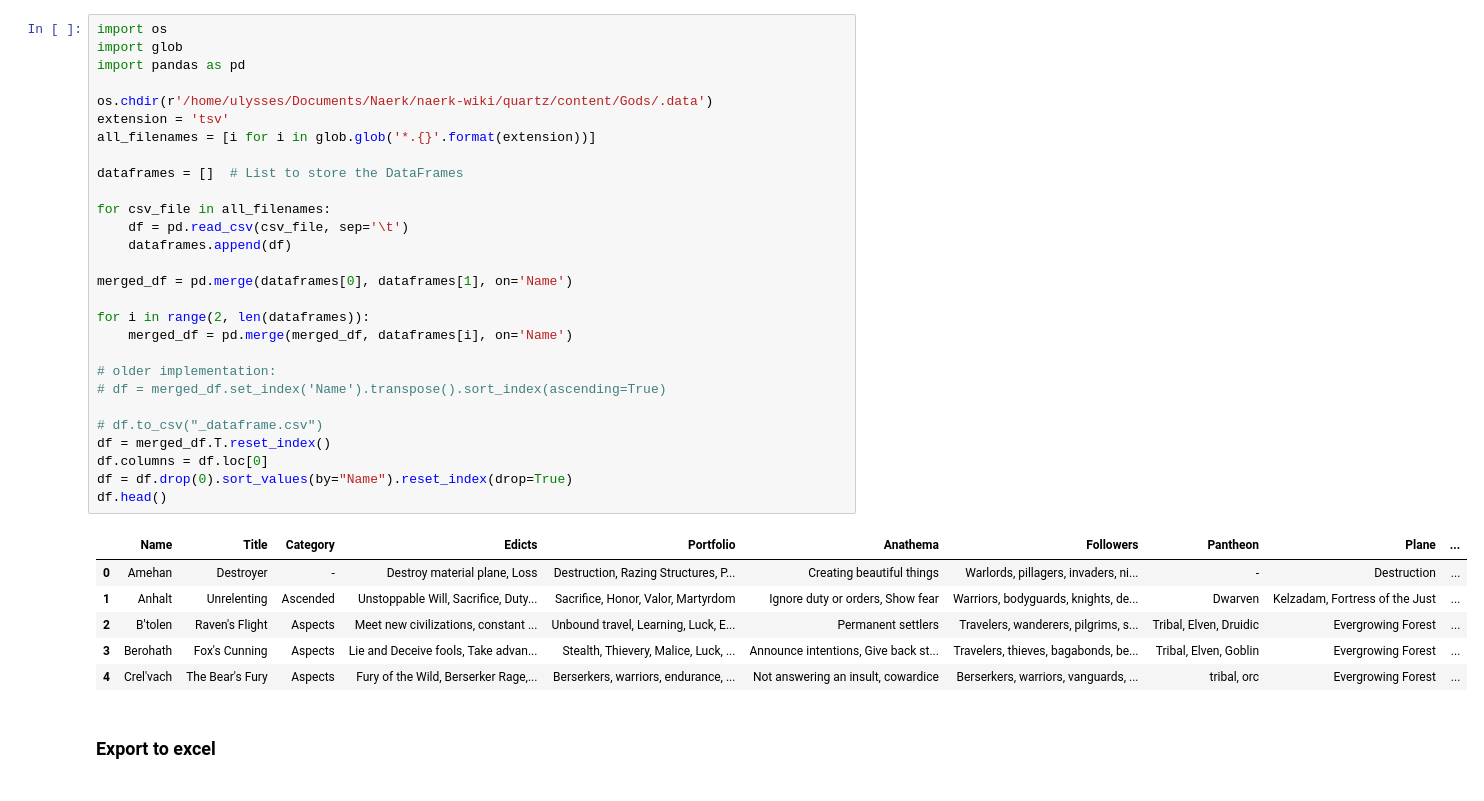
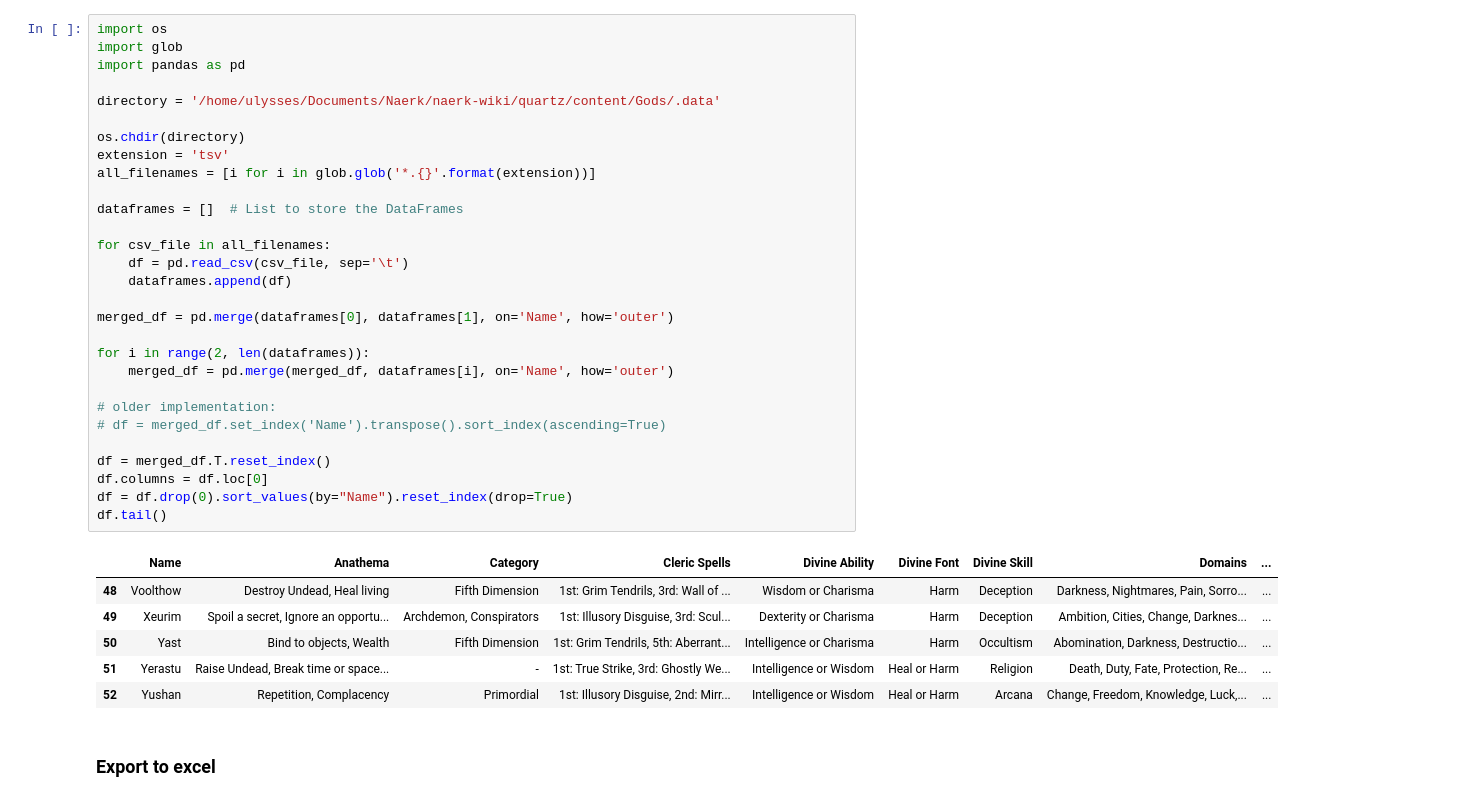
Before and after one commit to Odhynn/Naerk, a Jupyter notebook: content/data-analysis.ipynb, the cells around one changed output. Saved outputs shown, nothing was run; the diff lists cells and outputs as text.

Commit message:
data analysis

```diff
--- a/content/data-analysis.ipynb
+++ b/content/data-analysis.ipynb
@@ -1,38 +1,39 @@
 # %%
 import os
 import glob
 import pandas as pd
 
-os.chdir(r'/home/ulysses/Documents/Naerk/naerk-wiki/quartz/content/Gods/.data')
+directory = '/home/ulysses/Documents/Naerk/naerk-wiki/quartz/content/Gods/.data'
+
+os.chdir(directory)
 extension = 'tsv'
 all_filenames = [i for i in glob.glob('*.{}'.format(extension))]
 
 dataframes = []  # List to store the DataFrames
 
 for csv_file in all_filenames:
     df = pd.read_csv(csv_file, sep='\t')
     dataframes.append(df)
 
-merged_df = pd.merge(dataframes[0], dataframes[1], on='Name')
+merged_df = pd.merge(dataframes[0], dataframes[1], on='Name', how='outer')
 
 for i in range(2, len(dataframes)):
-    merged_df = pd.merge(merged_df, dataframes[i], on='Name')
+    merged_df = pd.merge(merged_df, dataframes[i], on='Name', how='outer')
 
 # older implementation:
 # df = merged_df.set_index('Name').transpose().sort_index(ascending=True)
 
-# df.to_csv("_dataframe.csv")
 df = merged_df.T.reset_index()
 df.columns = df.loc[0]
 df = df.drop(0).sort_values(by="Name").reset_index(drop=True)
-df.head()
+df.tail()
 # %% [output]
-|  | Name | Title | Category | Edicts | Portfolio | Anathema | Followers | Pantheon | Plane | ... |
-| 0 | Amehan | Destroyer | - | Destroy material plane, Loss | Destruction, Razing Structures, P... | Creating beautiful things | Warlords, pillagers, invaders, ni... | - | Destruction | ... |
-| 1 | Anhalt | Unrelenting | Ascended | Unstoppable Will, Sacrifice, Duty... | Sacrifice, Honor, Valor, Martyrdom | Ignore duty or orders, Show fear | Warriors, bodyguards, knights, de... | Dwarven | Kelzadam, Fortress of the Just | ... |
-| 2 | B'tolen | Raven's Flight | Aspects | Meet new civilizations, constant ... | Unbound travel, Learning, Luck, E... | Permanent settlers | Travelers, wanderers, pilgrims, s... | Tribal, Elven, Druidic | Evergrowing Forest | ... |
-| 3 | Berohath | Fox's Cunning | Aspects | Lie and Deceive fools, Take advan... | Stealth, Thievery, Malice, Luck, ... | Announce intentions, Give back st... | Travelers, thieves, bagabonds, be... | Tribal, Elven, Goblin | Evergrowing Forest | ... |
-| 4 | Crel'vach | The Bear's Fury | Aspects | Fury of the Wild, Berserker Rage,... | Berserkers, warriors, endurance, ... | Not answering an insult, cowardice | Berserkers, warriors, vanguards, ... | tribal, orc | Evergrowing Forest | ... |
+|  | Name | Anathema | Category | Cleric Spells | Divine Ability | Divine Font | Divine Skill | Domains | ... |
+| 48 | Voolthow | Destroy Undead, Heal living | Fifth Dimension | 1st: Grim Tendrils, 3rd: Wall of ... | Wisdom or Charisma | Harm | Deception | Darkness, Nightmares, Pain, Sorro... | ... |
+| 49 | Xeurim | Spoil a secret, Ignore an opportu... | Archdemon, Conspirators | 1st: Illusory Disguise, 3rd: Scul... | Dexterity or Charisma | Harm | Deception | Ambition, Cities, Change, Darknes... | ... |
+| 50 | Yast | Bind to objects, Wealth | Fifth Dimension | 1st: Grim Tendrils, 5th: Aberrant... | Intelligence or Charisma | Harm | Occultism | Abomination, Darkness, Destructio... | ... |
+| 51 | Yerastu | Raise Undead, Break time or space... | - | 1st: True Strike, 3rd: Ghostly We... | Intelligence or Wisdom | Heal or Harm | Religion | Death, Duty, Fate, Protection, Re... | ... |
+| 52 | Yushan | Repetition, Complacency | Primordial | 1st: Illusory Disguise, 2nd: Mirr... | Intelligence or Wisdom | Heal or Harm | Arcana | Change, Freedom, Knowledge, Luck,... | ... |
 # %% [markdown]
 ### Export to excel
 # %%
```
Also changed, not shown: parts of 3 cells of this notebook, 57 other files.
